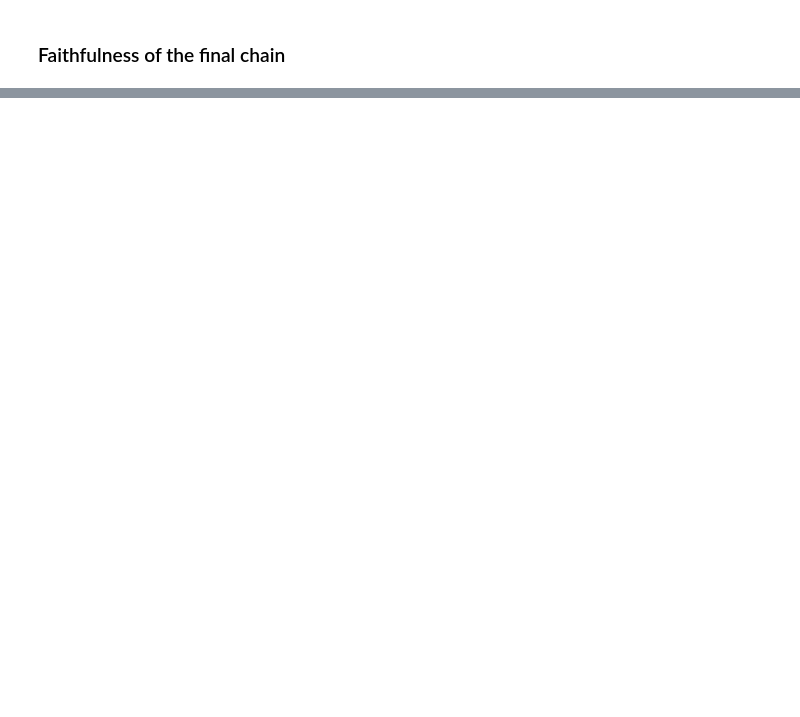
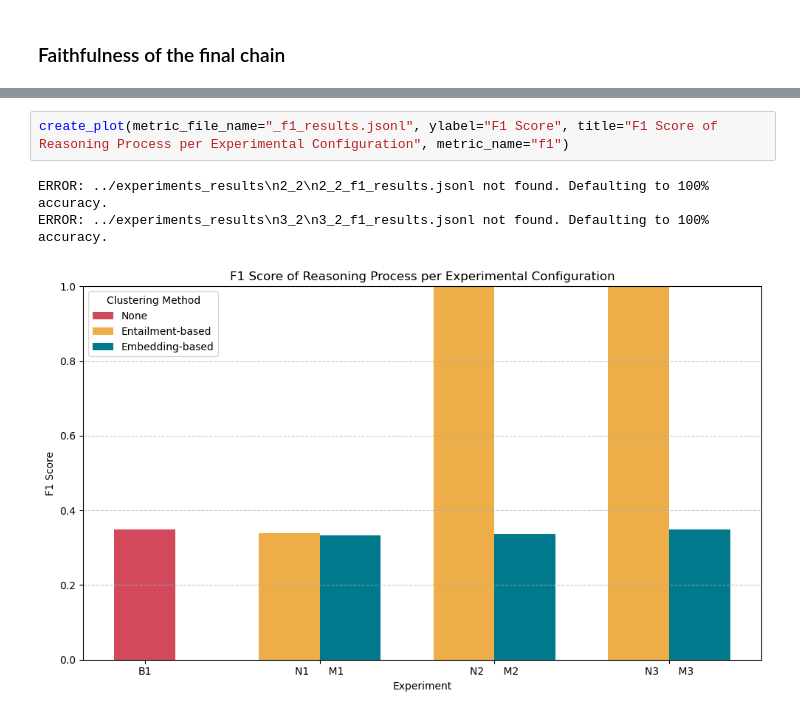
Before and after one commit to lenalibon/Bridging-the-Chains, a Jupyter notebook: analysis/comparison_methods.ipynb, the cells around one changed output, grey strips where cells are left out. Drawn from its saved outputs; the diff is of its cells as text; blank space fills up the shorter version.

```diff
--- a/analysis/comparison_methods.ipynb
+++ b/analysis/comparison_methods.ipynb
@@ -230,0 +228,6 @@ ERROR: ../experiments_results\m3_2\m3_2_roscoe_results.tsv not found. Defaulting
+# %%
+create_plot(metric_file_name="_f1_results.jsonl", ylabel="F1 Score", title="F1 Score of Reasoning Process per Experimental Configuration", metric_name="f1")
+# %% [output]
+ERROR: ../experiments_results\n2_2\n2_2_f1_results.jsonl not found. Defaulting to 100% accuracy.
+ERROR: ../experiments_results\n3_2\n3_2_f1_results.jsonl not found. Defaulting to 100% accuracy.
+[figure, added]
```
Also changed, not shown: parts of 11 cells of this notebook.
